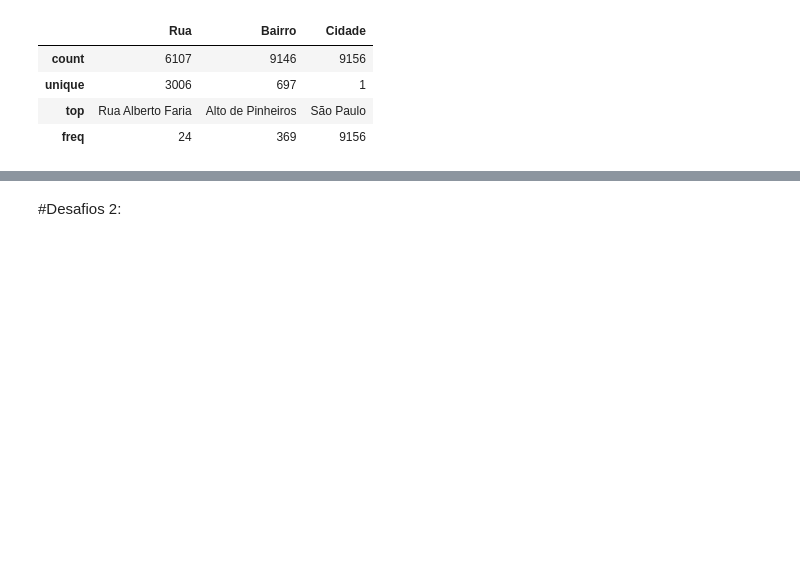
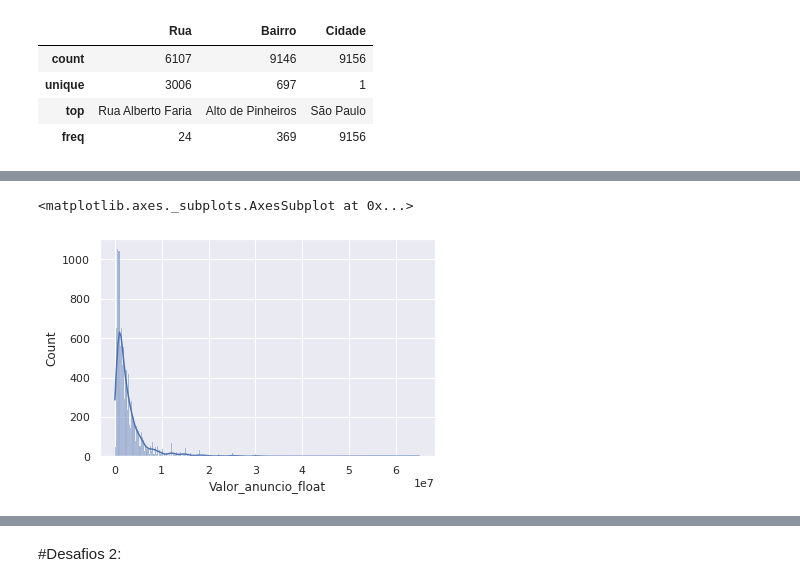
Before and after one commit to wertonr/Estudos, a Jupyter notebook: Alura_Imersao_dados_4.ipynb, the cells around one changed output, grey strips where cells are left out. Cells and saved outputs as stored; diff of their text form; code cells hidden in the pictures; blank space fills up the shorter version.

```diff
--- a/Alura_Imersao_dados_4.ipynb
+++ b/Alura_Imersao_dados_4.ipynb
@@ -520,0 +529,8 @@ dados_vendas[["Rua","Bairro","Cidade"]].describe()
+# %%
+# Plotando gráfico com a biblioteca seaborn, adicionando curva de aproximação
+import seaborn as sns
+sns.set()
+sns.histplot(data = dados_vendas, x = "Valor_anuncio_float", kde = True)
+# %% [output]
+<matplotlib.axes._subplots.AxesSubplot at 0x...>
+[figure, added]
```
Also changed, not shown: parts of 2 cells of this notebook.
